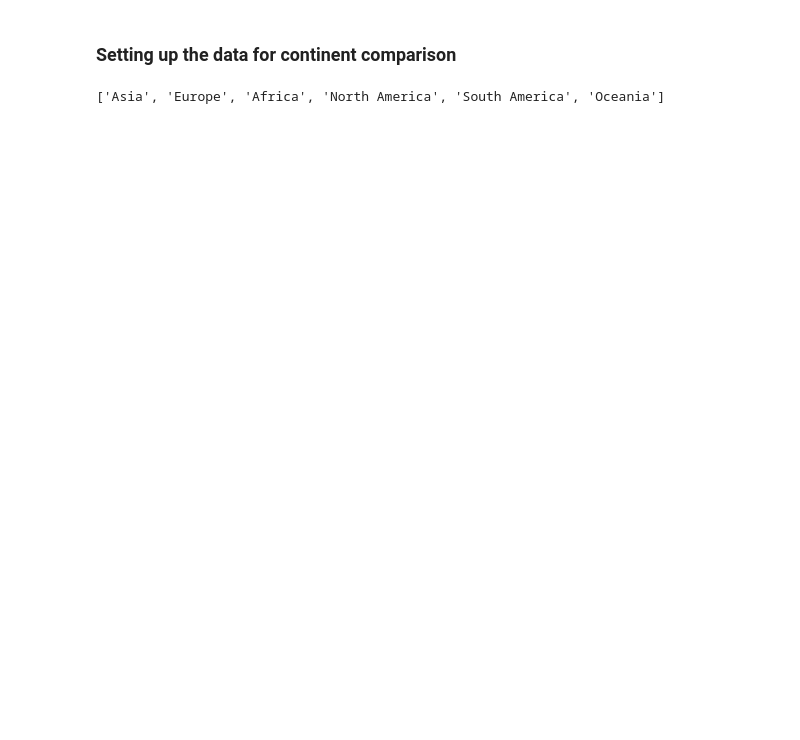
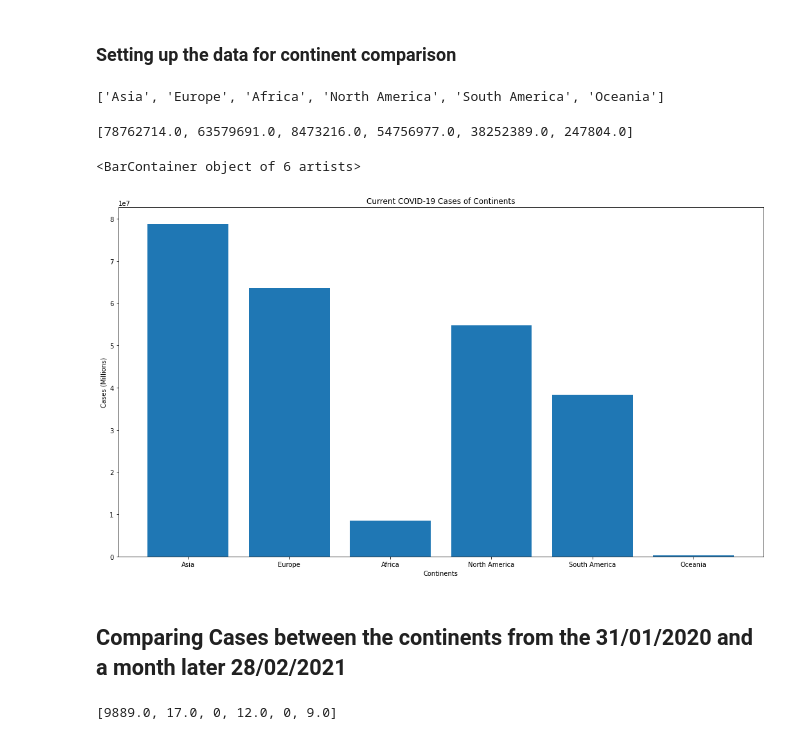
Before and after one commit to CarlosArro2001/COVID-19-Cases-Visualizer, a Jupyter notebook: Notebook.ipynb, the cells around one changed output. Saved outputs shown, nothing was run; the diff lists cells and outputs as text; code cells hidden in the pictures; blank space fills up the shorter version.

```diff
--- a/Notebook.ipynb
+++ b/Notebook.ipynb
@@ -49,0 +47,25 @@ Oceania_countries_current_cases = sum(Oceania_countries_current_cases)
+# %%
+#Storing the current cases in the same order of continents as the continents list
+continent_curr_cases = []
+for i in continents:
+    temp_list = df[(df['continent']==i)&(df['date']=='2021-10-25')]['total_cases'].tolist()
+    #cleaning data from temp_list for any np.nan values
+    temp_list = [x for x in temp_list if np.isnan(x)==False]
+    temp_list = sum(temp_list)
+    #appending them to
+    continent_curr_cases.append(temp_list)
+
+continent_curr_cases
+# %% [output]
+[78762714.0, 63579691.0, 8473216.0, 54756977.0, 38252389.0, 247804.0]
+# %%
+fig, ax = plt.subplots(figsize=(18,10))
+plt.title('Current COVID-19 Cases of Continents')
+plt.ylabel('Cases (Millions)')
+plt.xlabel('Continents')
+plt.bar(continents,continent_curr_cases)
+# %% [output]
+<BarContainer object of 6 artists>
+[figure, added]
+# %% [markdown]
+## Comparing Cases between the continents from the 31/01/2020 and a month later 28/02/2021
@@ -49,0 +82,4 @@ Oceania_countries_current_cases = sum(Oceania_countries_current_cases)
+# %%
+continent_Jan31_cases
+# %% [output]
+[9889.0, 17.0, 0, 12.0, 0, 9.0]
```
Also changed, not shown: parts of 16 cells of this notebook.
